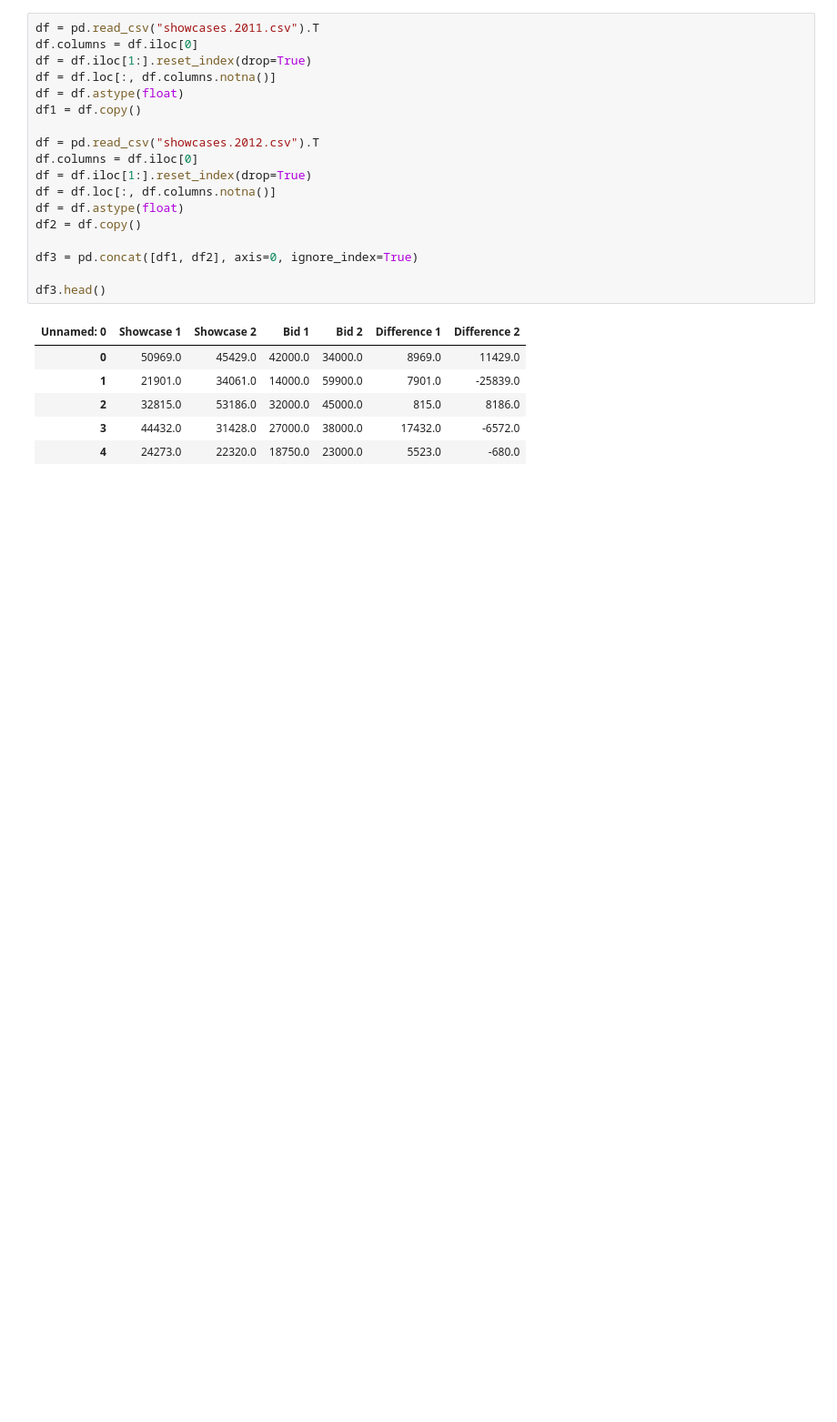
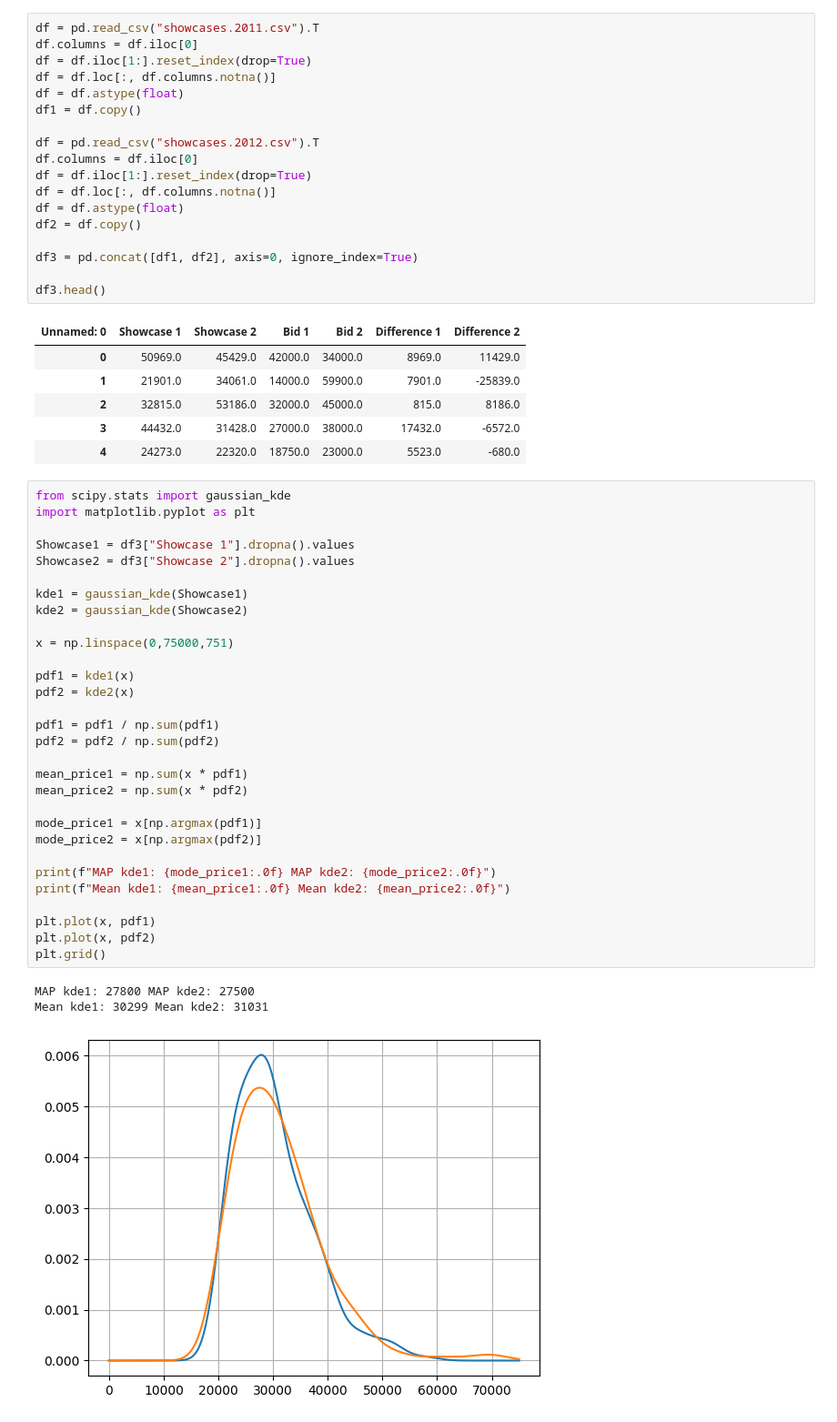
Before and after one commit to HiroshiATakano/ThinkBayes, a Jupyter notebook: 6. 決定分析_検証用.ipynb, the cells around one changed output. Shown at 91% size. Saved outputs shown, nothing was run; the diff lists cells and outputs as text; blank space fills up the shorter version.

```diff
--- a/6. 決定分析_検証用.ipynb
+++ b/6. 決定分析_検証用.ipynb
@@ -134,3 +55,37 @@ df3.head()
 | 2 | 32815.0 | 53186.0 | 32000.0 | 45000.0 | 815.0 | 8186.0 |
 | 3 | 44432.0 | 31428.0 | 27000.0 | 38000.0 | 17432.0 | -6572.0 |
 | 4 | 24273.0 | 22320.0 | 18750.0 | 23000.0 | 5523.0 | -680.0 |
+# %%
+from scipy.stats import gaussian_kde
+import matplotlib.pyplot as plt
+
+Showcase1 = df3["Showcase 1"].dropna().values
+Showcase2 = df3["Showcase 2"].dropna().values
+
+kde1 = gaussian_kde(Showcase1)
+kde2 = gaussian_kde(Showcase2)
+
+x = np.linspace(0,75000,751)
+
+pdf1 = kde1(x)
+pdf2 = kde2(x)
+
+pdf1 = pdf1 / np.sum(pdf1)
+pdf2 = pdf2 / np.sum(pdf2)
+
+mean_price1 = np.sum(x * pdf1)
+mean_price2 = np.sum(x * pdf2)
+
+mode_price1 = x[np.argmax(pdf1)]
+mode_price2 = x[np.argmax(pdf2)]
+
+print(f"MAP kde1: {mode_price1:.0f} MAP kde2: {mode_price2:.0f}")
+print(f"Mean kde1: {mean_price1:.0f} Mean kde2: {mean_price2:.0f}")
+
+plt.plot(x, pdf1)
+plt.plot(x, pdf2)
+plt.grid()
+# %% [output]
+MAP kde1: 27800 MAP kde2: 27500
+Mean kde1: 30299 Mean kde2: 31031
+[figure, added]
```
Also changed, not shown: parts of 68 cells of this notebook, 15 other files.
